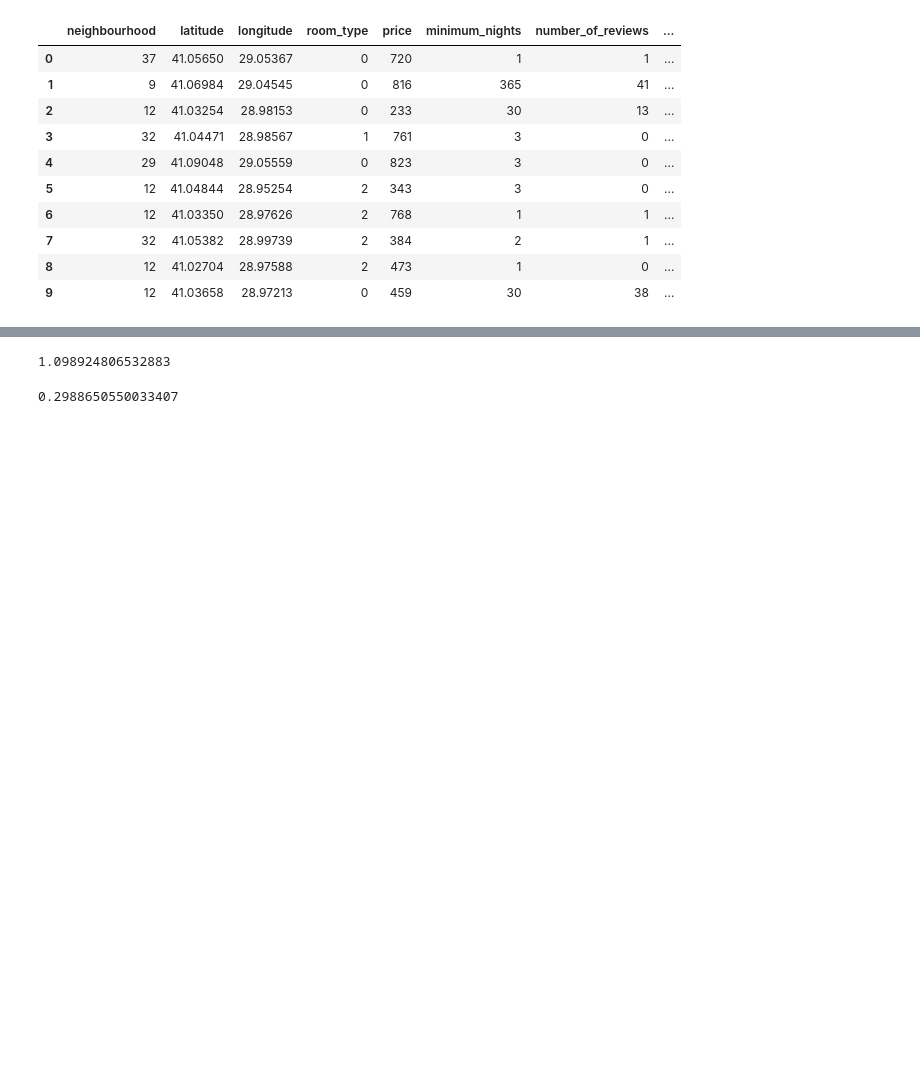
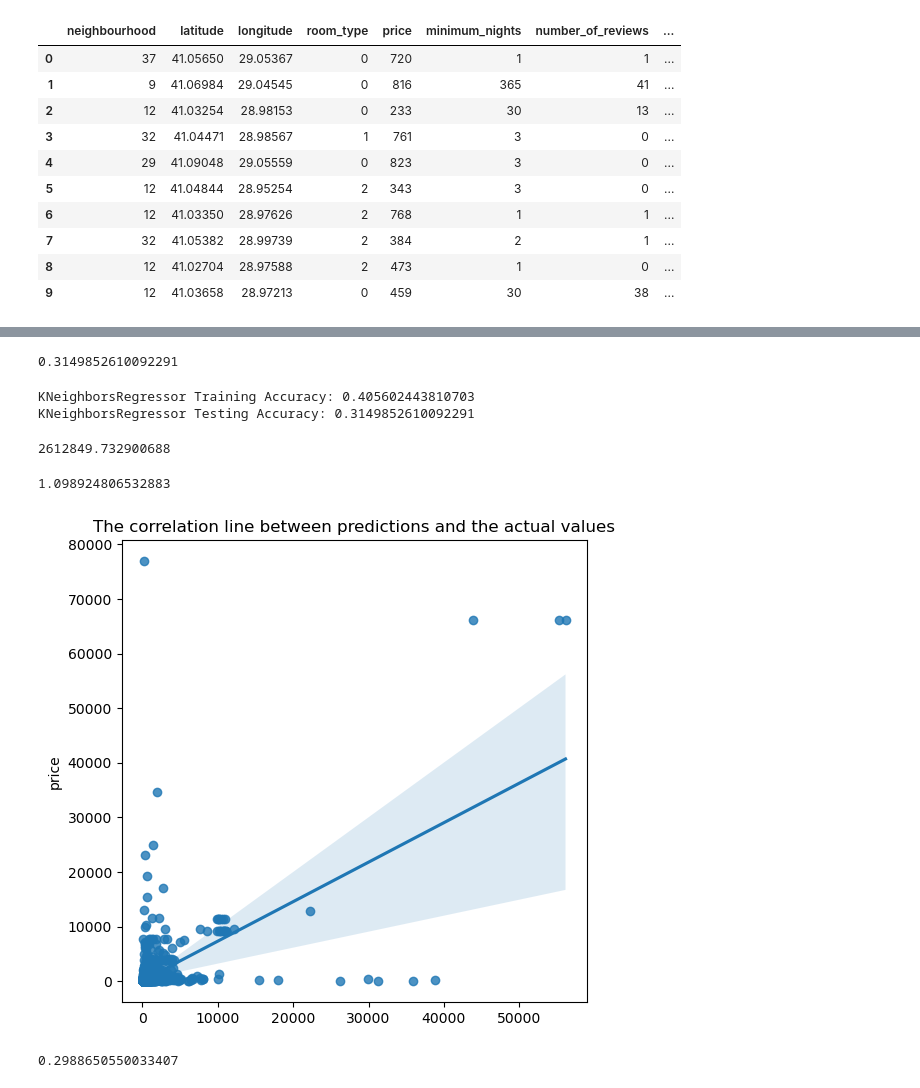
Before and after one commit to meralcoban/machinelearning, a Jupyter notebook: IstanbulAirbnbPricePrediction.ipynb, the cells around one changed output, grey strips where cells are left out. Saved outputs shown, nothing was run; the diff lists cells and outputs as text; code cells hidden in the pictures; blank space fills up the shorter version.

```diff
--- a/IstanbulAirbnbPricePrediction.ipynb
+++ b/IstanbulAirbnbPricePrediction.ipynb
@@ -118,7 +100,34 @@ mean_squared_error(y_test,y_pred)
-# %%
-mean_absolute_percentage_error(y_test,y_pred)
-# %% [output]
-1.098924806532883
+# %%
+from sklearn.neighbors import KNeighborsRegressor
+
+
+knn = KNeighborsRegressor(5, metric="euclidean")
+model=knn.fit(x_train, y_train)
+model.score(x_test,y_test)
+# %% [output]
+0.3149852610092291
+# %%
+print("KNeighborsRegressor Training Accuracy:", model.score(x_train , y_train))
+print("KNeighborsRegressor Testing Accuracy:", model.score(x_test , y_test))
+# %% [output]
+KNeighborsRegressor Training Accuracy: 0.405602443810703
+KNeighborsRegressor Testing Accuracy: 0.3149852610092291
+# %%
+y_pred = model.predict(x_test)
+mean_squared_error(y_test,y_pred)
+# %% [output]
+2612849.732900688
+# %%
+mean_absolute_percentage_error(y_test,y_pred)
+# %% [output]
+1.098924806532883
+# %%
+plt.figure(figsize=(6,6))
+sns.regplot(y_pred, y_test)
+plt.title("The correlation line between predictions and the actual values")
+plt.show()
+# %% [output]
+[figure, added]
 # %%
 rf=RandomForestRegressor(n_estimators=300)
 model=rf.fit(x_train,y_train)
```
Also changed, not shown: parts of 4 cells of this notebook.
